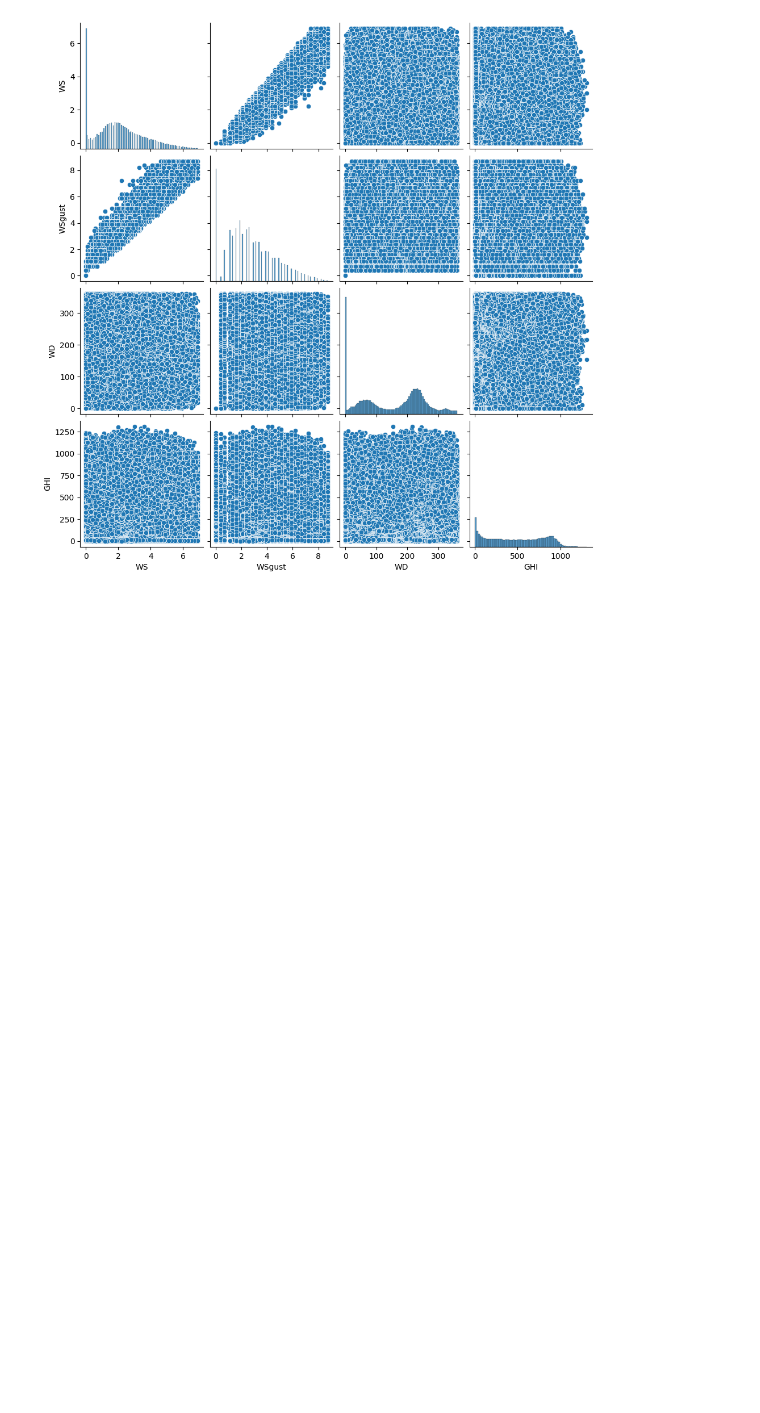
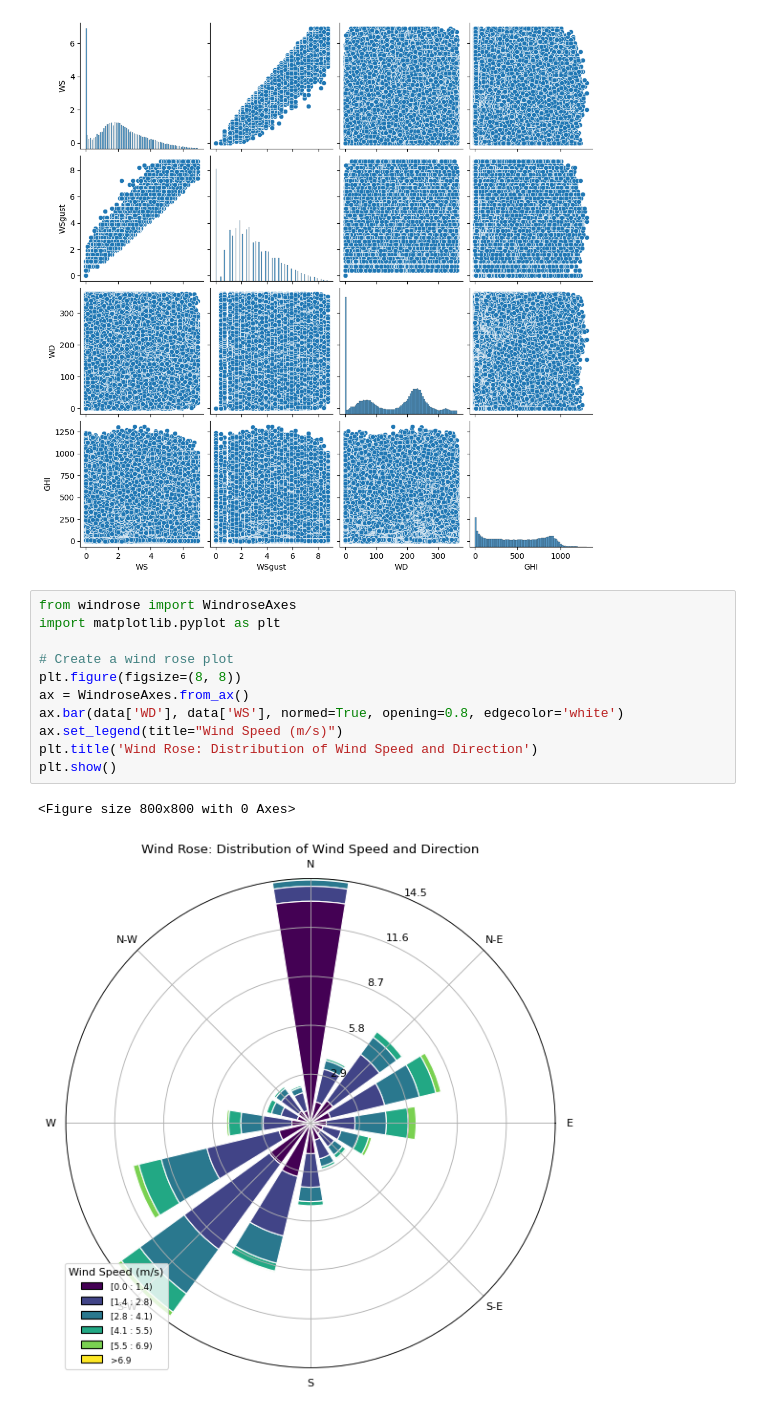
Before and after one commit to Nahom-ketsela/kaim-week-00, a Jupyter notebook: benin.ipynb, the cells around one changed output. Cells and saved outputs as stored; diff of their text form; blank space fills up the shorter version.

Commit message:
Identified the dominant wind direction and wind speed distribution.

```diff
--- a/benin.ipynb
+++ b/benin.ipynb
@@ -288,3 +288,17 @@ sns.pairplot(data[['WS', 'WSgust', 'WD', 'GHI']])
 plt.show()
 # %% [output]
 [figure]
+# %%
+from windrose import WindroseAxes
+import matplotlib.pyplot as plt
+
+# Create a wind rose plot
+plt.figure(figsize=(8, 8))
+ax = WindroseAxes.from_ax()
+ax.bar(data['WD'], data['WS'], normed=True, opening=0.8, edgecolor='white')
+ax.set_legend(title="Wind Speed (m/s)")
+plt.title('Wind Rose: Distribution of Wind Speed and Direction')
+plt.show()
+# %% [output]
+<Figure size 800x800 with 0 Axes>
+[figure, added]
```
